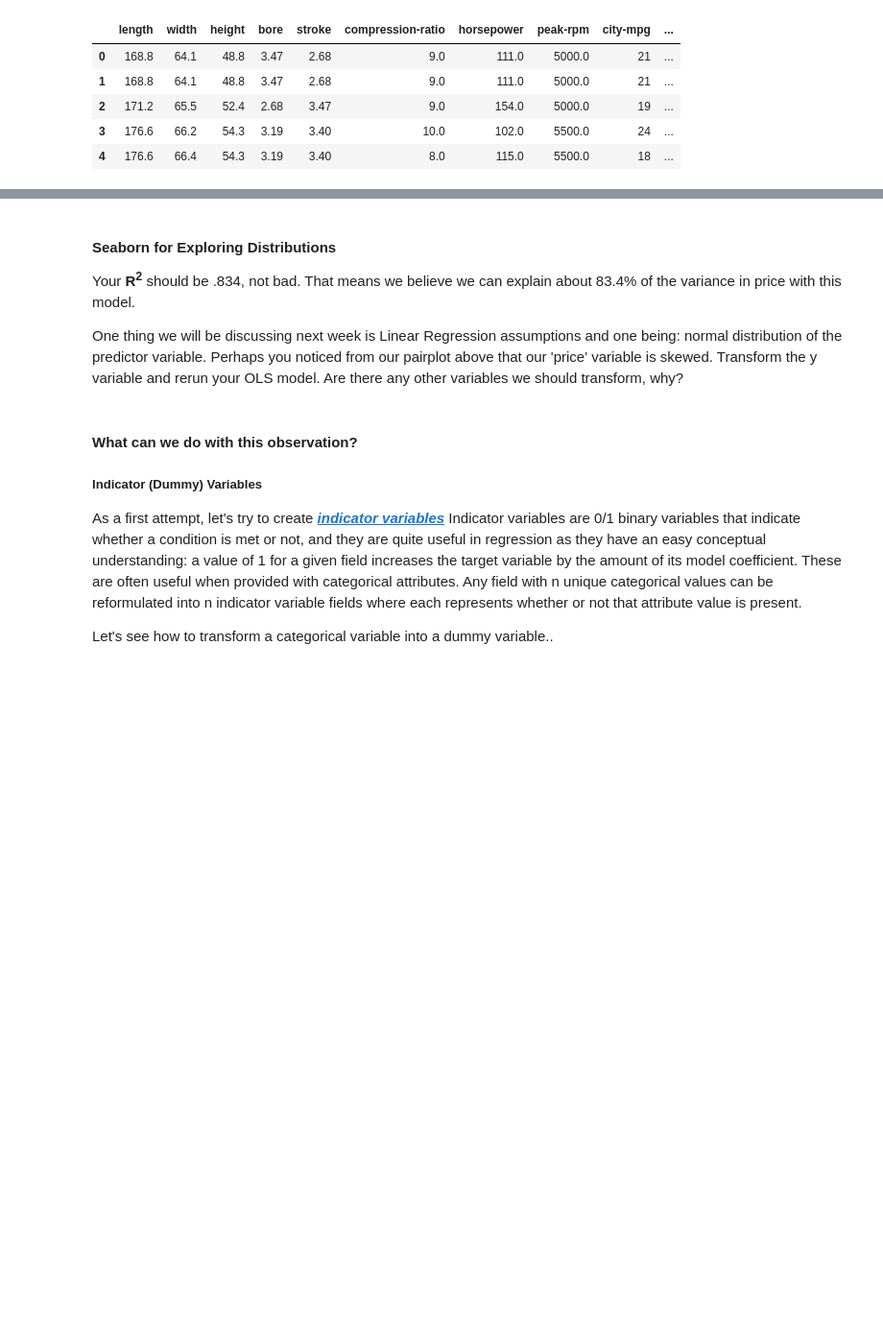
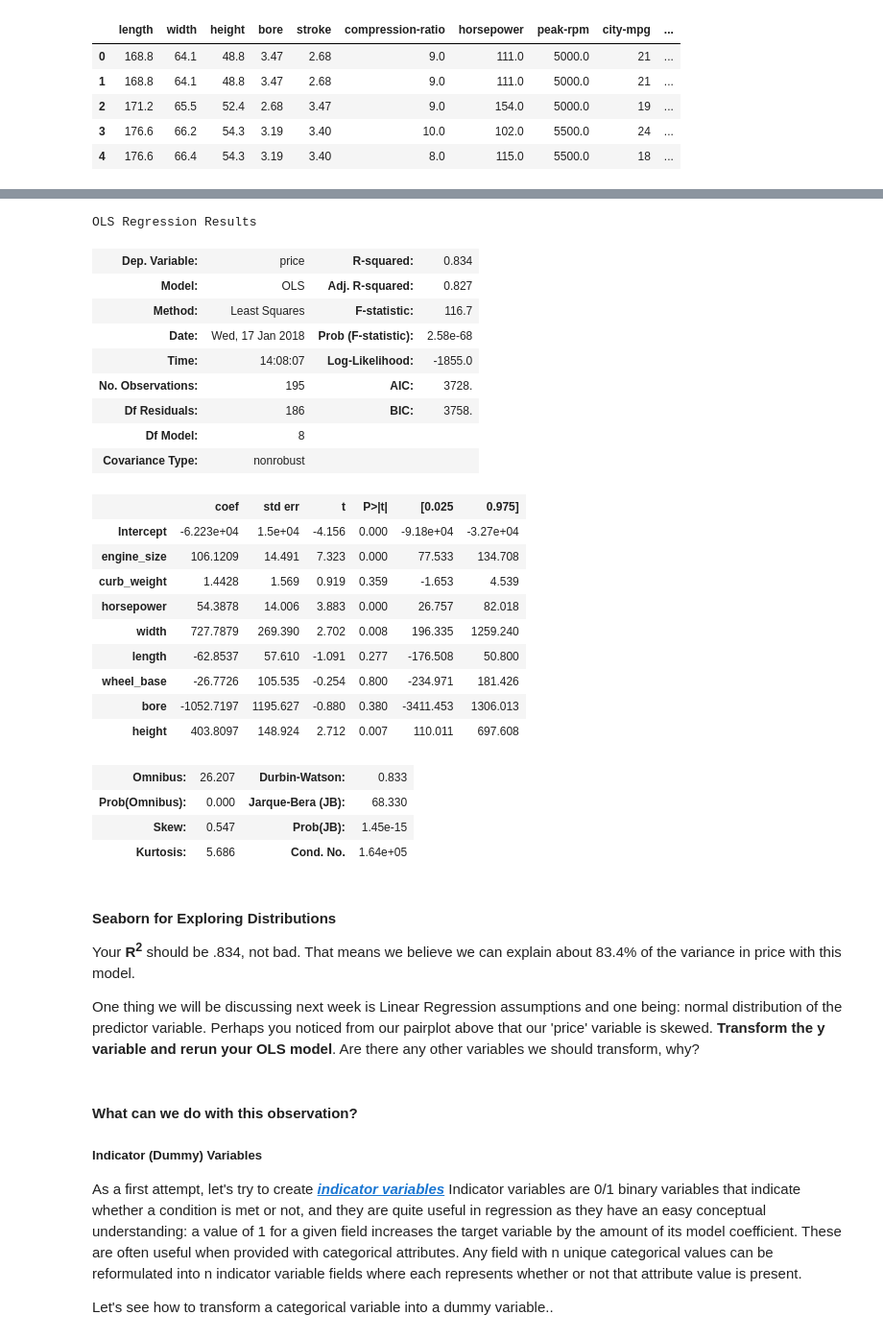
Before and after one commit to cliuless/ds_again, a Jupyter notebook: class_lectures/week02-luther1/03-regression_statsmodels/Intro_to_Regression.ipynb, the cells around one changed output, grey strips where cells are left out. Shown at 96% size. Drawn from its saved outputs; the diff is of its cells as text; code cells hidden in the pictures; blank space fills up the shorter version.

```diff
--- a/class_lectures/week02-luther1/03-regression_statsmodels/Intro_to_Regression.ipynb
+++ b/class_lectures/week02-luther1/03-regression_statsmodels/Intro_to_Regression.ipynb
@@ -707,8 +866,39 @@ cars.head()
+# %%
+# or just choose features manually.
+
+lsm = smf.ols('price~ engine_size + curb_weight +horsepower + width + length + wheel_base + bore + height', data = cars)
+fit1 = lsm.fit()
+fit1.summary()
+# %% [output]
+OLS Regression Results
+| Dep. Variable: | price | R-squared: | 0.834 |
+| Model: | OLS | Adj. R-squared: | 0.827 |
+| Method: | Least Squares | F-statistic: | 116.7 |
+| Date: | Wed, 17 Jan 2018 | Prob (F-statistic): | 2.58e-68 |
+| Time: | 14:08:07 | Log-Likelihood: | -1855.0 |
+| No. Observations: | 195 | AIC: | 3728. |
+| Df Residuals: | 186 | BIC: | 3758. |
+| Df Model: | 8 |  |  |
+| Covariance Type: | nonrobust |  |  |
+|  | coef | std err | t | P>|t| | [0.025 | 0.975] |
+| Intercept | -6.223e+04 | 1.5e+04 | -4.156 | 0.000 | -9.18e+04 | -3.27e+04 |
+| engine_size | 106.1209 | 14.491 | 7.323 | 0.000 | 77.533 | 134.708 |
+| curb_weight | 1.4428 | 1.569 | 0.919 | 0.359 | -1.653 | 4.539 |
+| horsepower | 54.3878 | 14.006 | 3.883 | 0.000 | 26.757 | 82.018 |
+| width | 727.7879 | 269.390 | 2.702 | 0.008 | 196.335 | 1259.240 |
+| length | -62.8537 | 57.610 | -1.091 | 0.277 | -176.508 | 50.800 |
+| wheel_base | -26.7726 | 105.535 | -0.254 | 0.800 | -234.971 | 181.426 |
+| bore | -1052.7197 | 1195.627 | -0.880 | 0.380 | -3411.453 | 1306.013 |
+| height | 403.8097 | 148.924 | 2.712 | 0.007 | 110.011 | 697.608 |
+| Omnibus: | 26.207 | Durbin-Watson: | 0.833 |
+| Prob(Omnibus): | 0.000 | Jarque-Bera (JB): | 68.330 |
+| Skew: | 0.547 | Prob(JB): | 1.45e-15 |
+| Kurtosis: | 5.686 | Cond. No. | 1.64e+05 |
 # %% [markdown]
 #### Seaborn for Exploring Distributions
 Your **R<sup>2</sup>** should be .834, not bad.  That means we believe we can explain about 83.4% of the variance in price with this model.
 
-One thing we will be discussing next week is Linear Regression assumptions and one being: normal distribution of the predictor variable.  Perhaps you noticed from our pairplot above that our 'price' variable is skewed.  Transform the y variable and rerun your OLS model.  Are there any other variables we should transform, why?
+One thing we will be discussing next week is Linear Regression assumptions and one being: normal distribution of the predictor variable.  Perhaps you noticed from our pairplot above that our 'price' variable is skewed.  **Transform the y variable and rerun your OLS model**.  Are there any other variables we should transform, why?
 # %%
 # STUDENT SECTION
 # %% [markdown]
```
Also changed, not shown: parts of 19 cells of this notebook, 1 other file.
